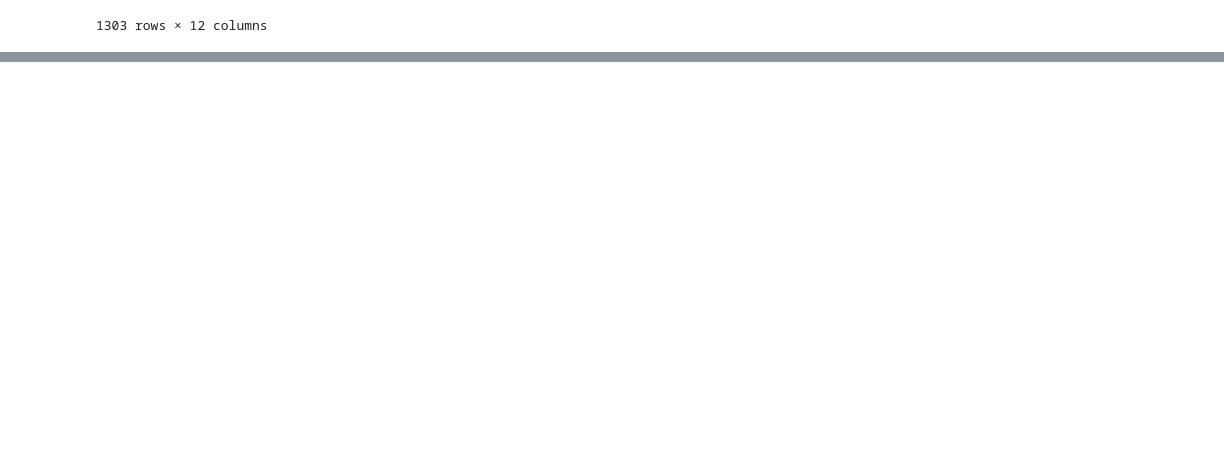
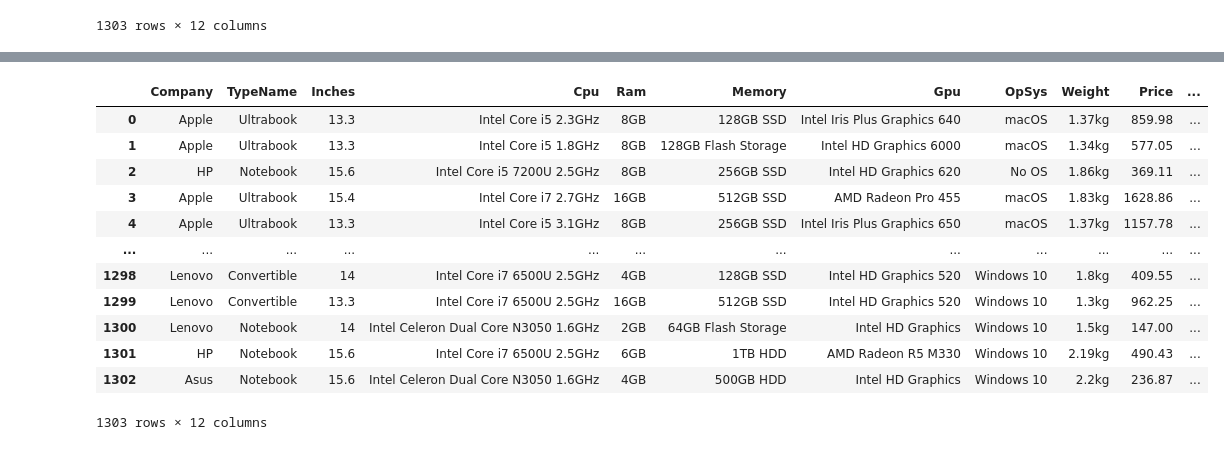
Before and after one commit to KishanYern/Data-Science-Project, a Jupyter notebook: computer_jobs.ipynb, the cells around one changed output, grey strips where cells are left out. Cells and saved outputs as stored; diff of their text form; code cells hidden in the pictures; blank space fills up the shorter version.

```diff
--- a/computer_jobs.ipynb
+++ b/computer_jobs.ipynb
@@ -116,3 +116,7 @@ df
 | 1301 | HP | Notebook | 15.6 | 1366x768 | Intel Core i7 6500U 2.5GHz | 6GB | 1TB HDD | AMD Radeon R5 M330 | Windows 10 | 2.19kg | ... |
 | 1302 | Asus | Notebook | 15.6 | 1366x768 | Intel Celeron Dual Core N3050 1.6GHz | 4GB | 500GB HDD | Intel HD Graphics | Windows 10 | 2.2kg | ... |
 1303 rows × 12 columns
+# %%
+df["Resolution"] = df["ScreenResolution"].str.extract('(\d+x\d+)')
+df = df.drop(columns=["ScreenResolution"])
+df
@@ -118,0 +137,17 @@ df
+# %%
+df['TypeName'] = df['TypeName'].replace('2 in 1 Convertible', 'Convertible') # making the typename column 1 word entries
+df
+# %% [output]
+|  | Company | TypeName | Inches | Cpu | Ram | Memory | Gpu | OpSys | Weight | Price | ... |
+| 0 | Apple | Ultrabook | 13.3 | Intel Core i5 2.3GHz | 8GB | 128GB SSD | Intel Iris Plus Graphics 640 | macOS | 1.37kg | 859.98 | ... |
+| 1 | Apple | Ultrabook | 13.3 | Intel Core i5 1.8GHz | 8GB | 128GB Flash Storage | Intel HD Graphics 6000 | macOS | 1.34kg | 577.05 | ... |
+| 2 | HP | Notebook | 15.6 | Intel Core i5 7200U 2.5GHz | 8GB | 256GB SSD | Intel HD Graphics 620 | No OS | 1.86kg | 369.11 | ... |
+| 3 | Apple | Ultrabook | 15.4 | Intel Core i7 2.7GHz | 16GB | 512GB SSD | AMD Radeon Pro 455 | macOS | 1.83kg | 1628.86 | ... |
+| 4 | Apple | Ultrabook | 13.3 | Intel Core i5 3.1GHz | 8GB | 256GB SSD | Intel Iris Plus Graphics 650 | macOS | 1.37kg | 1157.78 | ... |
+| ... | ... | ... | ... | ... | ... | ... | ... | ... | ... | ... | ... |
+| 1298 | Lenovo | Convertible | 14 | Intel Core i7 6500U 2.5GHz | 4GB | 128GB SSD | Intel HD Graphics 520 | Windows 10 | 1.8kg | 409.55 | ... |
+| 1299 | Lenovo | Convertible | 13.3 | Intel Core i7 6500U 2.5GHz | 16GB | 512GB SSD | Intel HD Graphics 520 | Windows 10 | 1.3kg | 962.25 | ... |
+| 1300 | Lenovo | Notebook | 14 | Intel Celeron Dual Core N3050 1.6GHz | 2GB | 64GB Flash Storage | Intel HD Graphics | Windows 10 | 1.5kg | 147.00 | ... |
+| 1301 | HP | Notebook | 15.6 | Intel Core i7 6500U 2.5GHz | 6GB | 1TB HDD | AMD Radeon R5 M330 | Windows 10 | 2.19kg | 490.43 | ... |
+| 1302 | Asus | Notebook | 15.6 | Intel Celeron Dual Core N3050 1.6GHz | 4GB | 500GB HDD | Intel HD Graphics | Windows 10 | 2.2kg | 236.87 | ... |
+1303 rows × 12 columns
```
Also changed, not shown: parts of 5 cells of this notebook.
